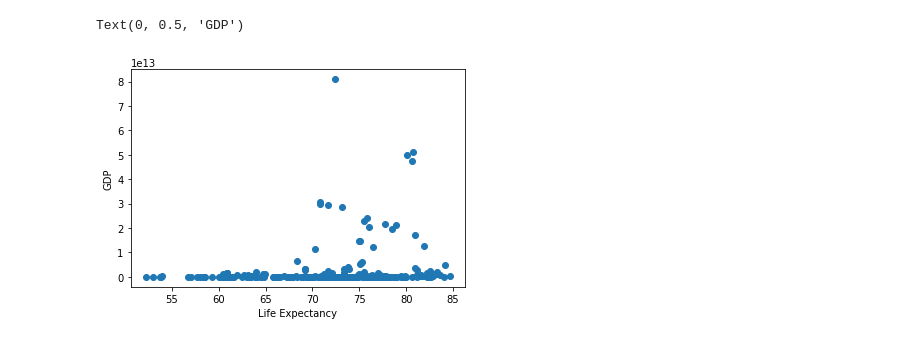
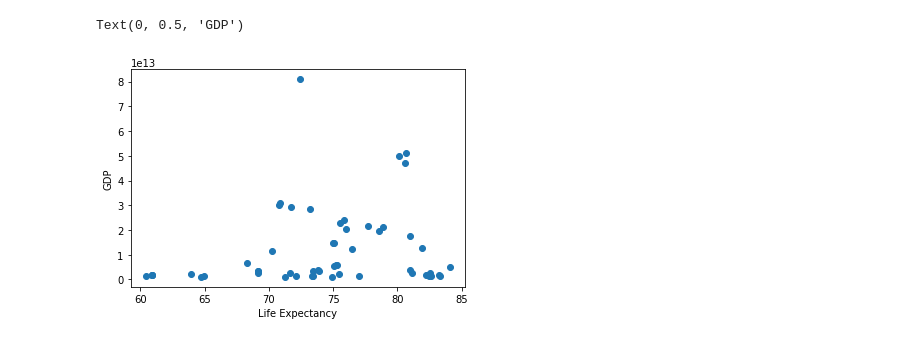
Before and after one commit to hquach-cs/MiniProjects, a Jupyter notebook: #1/main.ipynb, the cells around one changed output. Saved outputs shown, nothing was run; the diff lists cells and outputs as text; code cells hidden in the pictures.

```diff
--- a/#1/main.ipynb
+++ b/#1/main.ipynb
@@ -1,20 +1,20 @@
 # %%
 import pandas as pd
 import matplotlib.pyplot as plt
 
 GDP = pd.read_csv("GDP.csv",thousands=',')
 LE = pd.read_csv("LE.csv")
 Data = {'Country':GDP['Country Name'],'GDP':GDP['2017'],'LE':LE['2017']}
 Data = pd.DataFrame(Data,columns=['Country','GDP','LE'])
-# Data = Data[Data['GDP'] > 0.1e13]
+Data = Data[Data['GDP'] > 0.1e13]
 Data = Data.dropna()
 x = Data['LE'].to_numpy()
 y = Data['GDP'].to_numpy()
 plt.scatter(x,y)
 plt.xlabel("Life Expectancy")
 plt.ylabel("GDP")
 # %% [output]
 Text(0, 0.5, 'GDP')
-[figure, old version]
+[figure, new version]
 # %%
 
```
Also changed, not shown: parts of 2 cells of this notebook.
